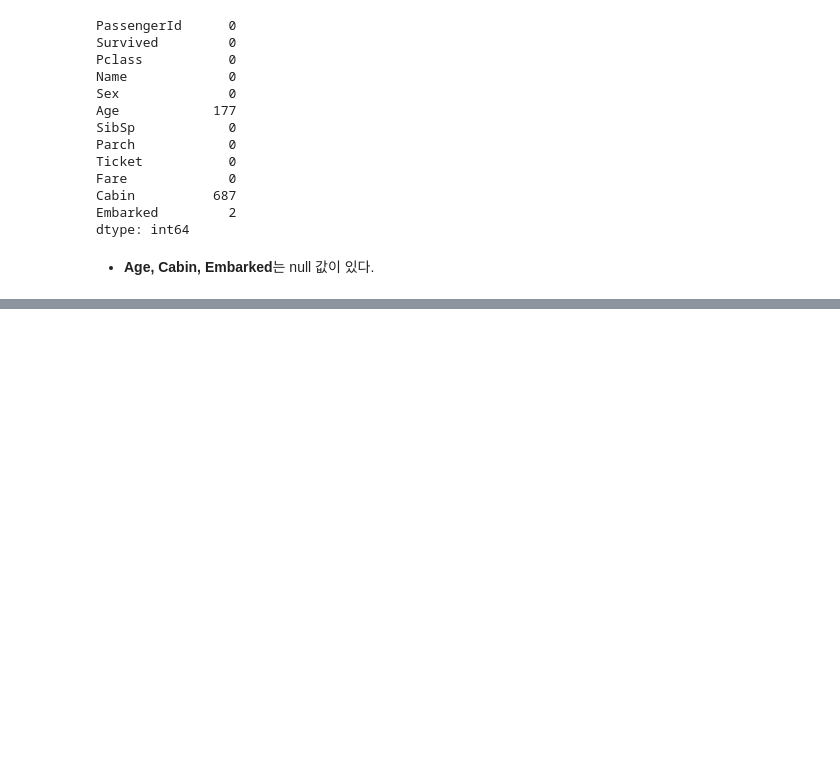
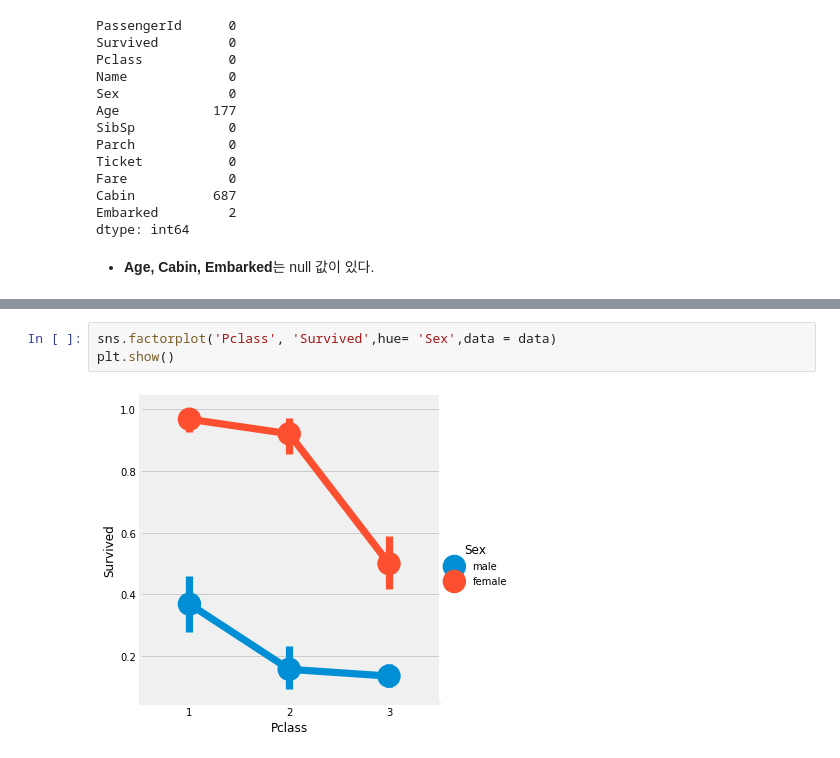
Before and after one commit to sunnight9507/Kaggle, a Jupyter notebook: Titanic/Copy_Titanic_EDA To Prediction(DieTanic).ipynb, the cells around one changed output, grey strips where cells are left out. Drawn from its saved outputs; the diff is of its cells as text; blank space fills up the shorter version.

```diff
--- a/Titanic/Copy_Titanic_EDA To Prediction(DieTanic).ipynb
+++ b/Titanic/Copy_Titanic_EDA To Prediction(DieTanic).ipynb
@@ -95,0 +152,5 @@ plt.show()
+# %%
+sns.factorplot('Pclass', 'Survived',hue= 'Sex',data = data)
+plt.show()
+# %% [output]
+[figure, added]
```
Also changed, not shown: parts of 18 cells of this notebook.
